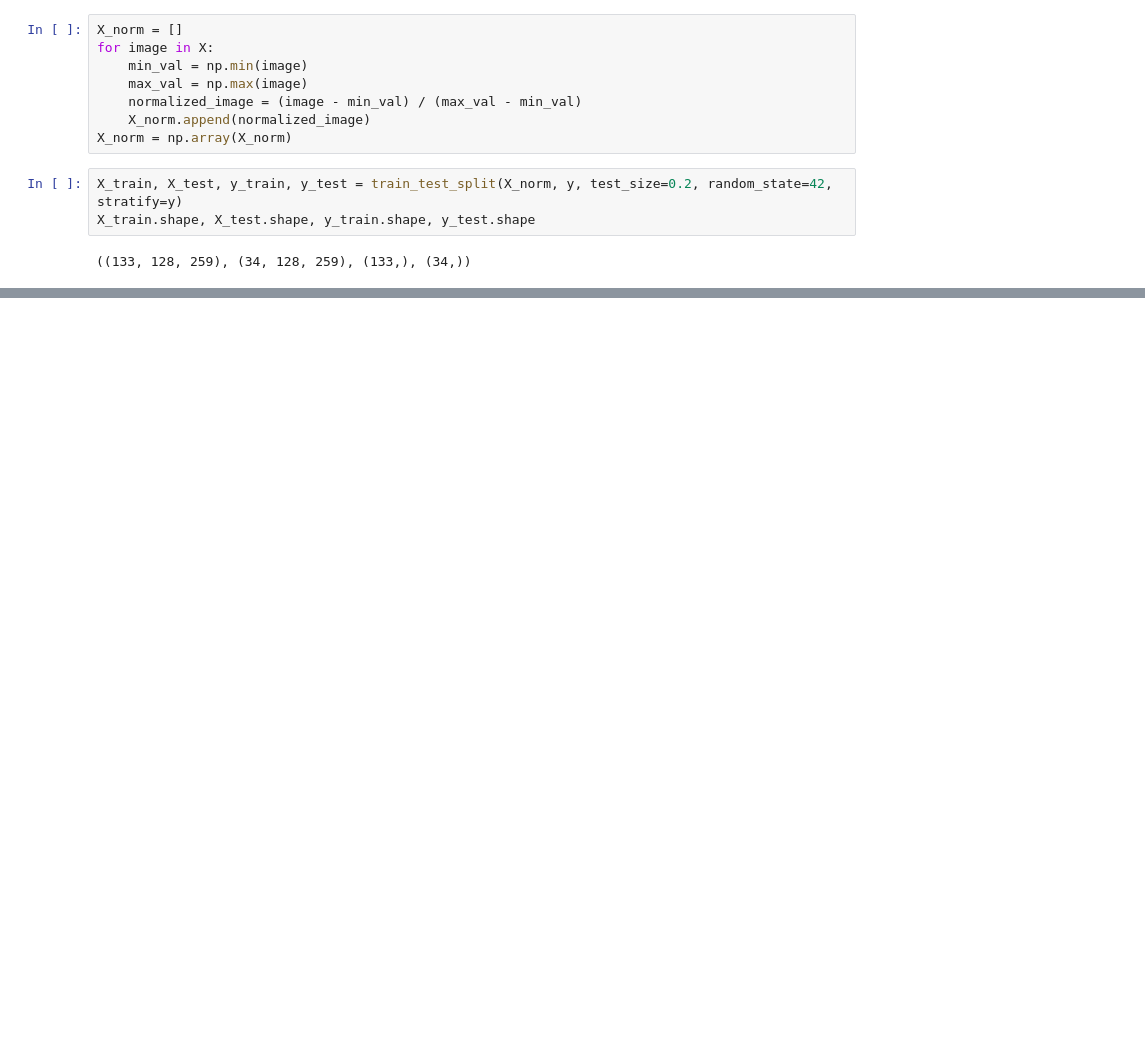
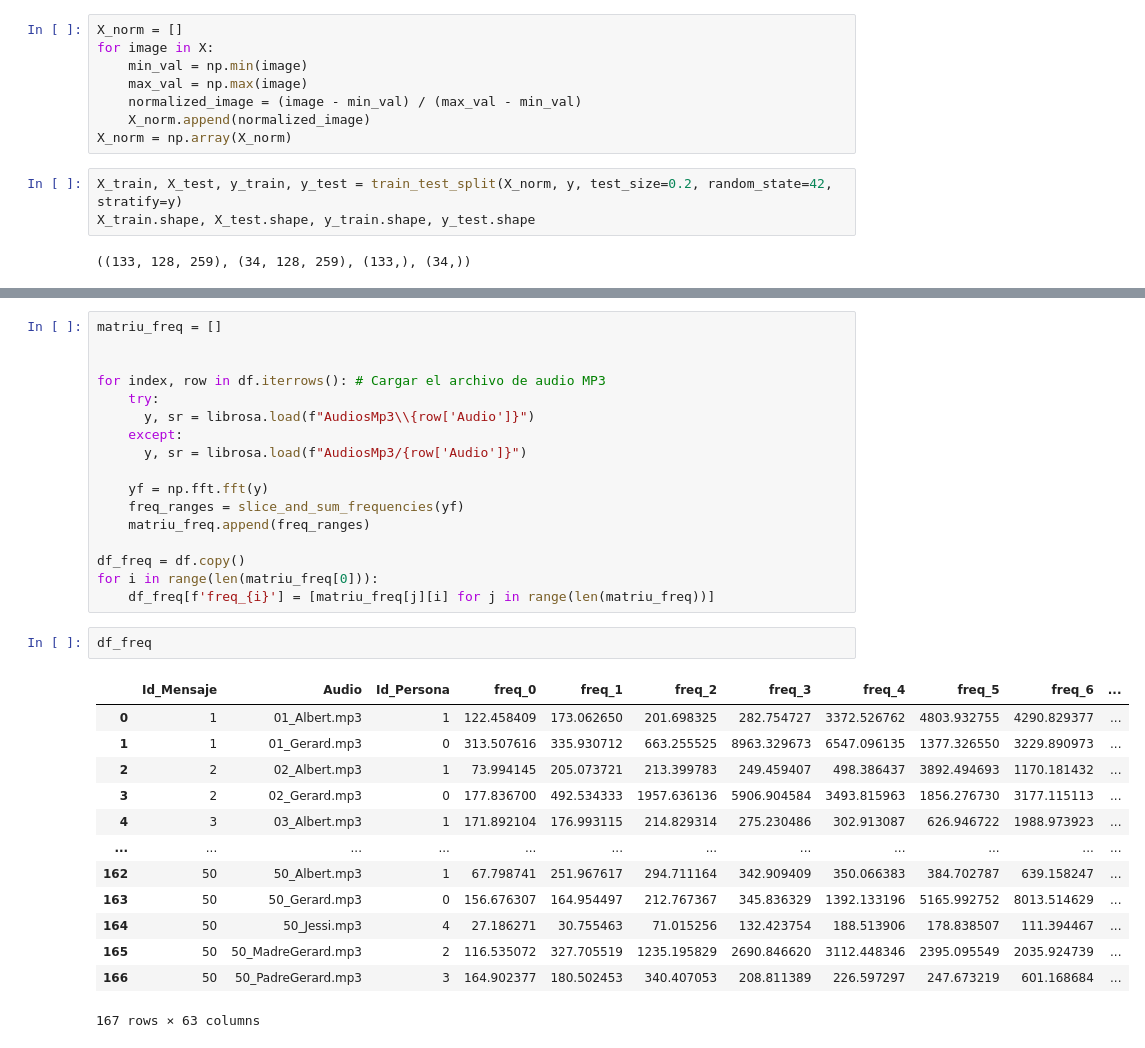
Before and after one commit to albertceballos0/UAB-VC-voice-identification, a Jupyter notebook: PROYECTO/main.ipynb, the cells around one changed output, grey strips where cells are left out. Cells and saved outputs as stored; diff of their text form; blank space fills up the shorter version.

```diff
--- a/PROYECTO/main.ipynb
+++ b/PROYECTO/main.ipynb
@@ -421,0 +490,33 @@ weighted avg       0.65      0.74      0.68        34
+# %%
+matriu_freq = []
+
+
+for index, row in df.iterrows(): # Cargar el archivo de audio MP3
+    try:
+      y, sr = librosa.load(f"AudiosMp3\\{row['Audio']}")
+    except:
+      y, sr = librosa.load(f"AudiosMp3/{row['Audio']}")
+
+    yf = np.fft.fft(y)
+    freq_ranges = slice_and_sum_frequencies(yf)
+    matriu_freq.append(freq_ranges)
+
+df_freq = df.copy()
+for i in range(len(matriu_freq[0])):
+    df_freq[f'freq_{i}'] = [matriu_freq[j][i] for j in range(len(matriu_freq))]
+# %%
+df_freq
+# %% [output]
+|  | Id_Mensaje | Audio | Id_Persona | freq_0 | freq_1 | freq_2 | freq_3 | freq_4 | freq_5 | freq_6 | ... |
+| 0 | 1 | 01_Albert.mp3 | 1 | 122.458409 | 173.062650 | 201.698325 | 282.754727 | 3372.526762 | 4803.932755 | 4290.829377 | ... |
+| 1 | 1 | 01_Gerard.mp3 | 0 | 313.507616 | 335.930712 | 663.255525 | 8963.329673 | 6547.096135 | 1377.326550 | 3229.890973 | ... |
+| 2 | 2 | 02_Albert.mp3 | 1 | 73.994145 | 205.073721 | 213.399783 | 249.459407 | 498.386437 | 3892.494693 | 1170.181432 | ... |
+| 3 | 2 | 02_Gerard.mp3 | 0 | 177.836700 | 492.534333 | 1957.636136 | 5906.904584 | 3493.815963 | 1856.276730 | 3177.115113 | ... |
+| 4 | 3 | 03_Albert.mp3 | 1 | 171.892104 | 176.993115 | 214.829314 | 275.230486 | 302.913087 | 626.946722 | 1988.973923 | ... |
+| ... | ... | ... | ... | ... | ... | ... | ... | ... | ... | ... | ... |
+| 162 | 50 | 50_Albert.mp3 | 1 | 67.798741 | 251.967617 | 294.711164 | 342.909409 | 350.066383 | 384.702787 | 639.158247 | ... |
+| 163 | 50 | 50_Gerard.mp3 | 0 | 156.676307 | 164.954497 | 212.767367 | 345.836329 | 1392.133196 | 5165.992752 | 8013.514629 | ... |
+| 164 | 50 | 50_Jessi.mp3 | 4 | 27.186271 | 30.755463 | 71.015256 | 132.423754 | 188.513906 | 178.838507 | 111.394467 | ... |
+| 165 | 50 | 50_MadreGerard.mp3 | 2 | 116.535072 | 327.705519 | 1235.195829 | 2690.846620 | 3112.448346 | 2395.095549 | 2035.924739 | ... |
+| 166 | 50 | 50_PadreGerard.mp3 | 3 | 164.902377 | 180.502453 | 340.407053 | 208.811389 | 226.597297 | 247.673219 | 601.168684 | ... |
+167 rows × 63 columns
```
Also changed, not shown: parts of 23 cells of this notebook.
